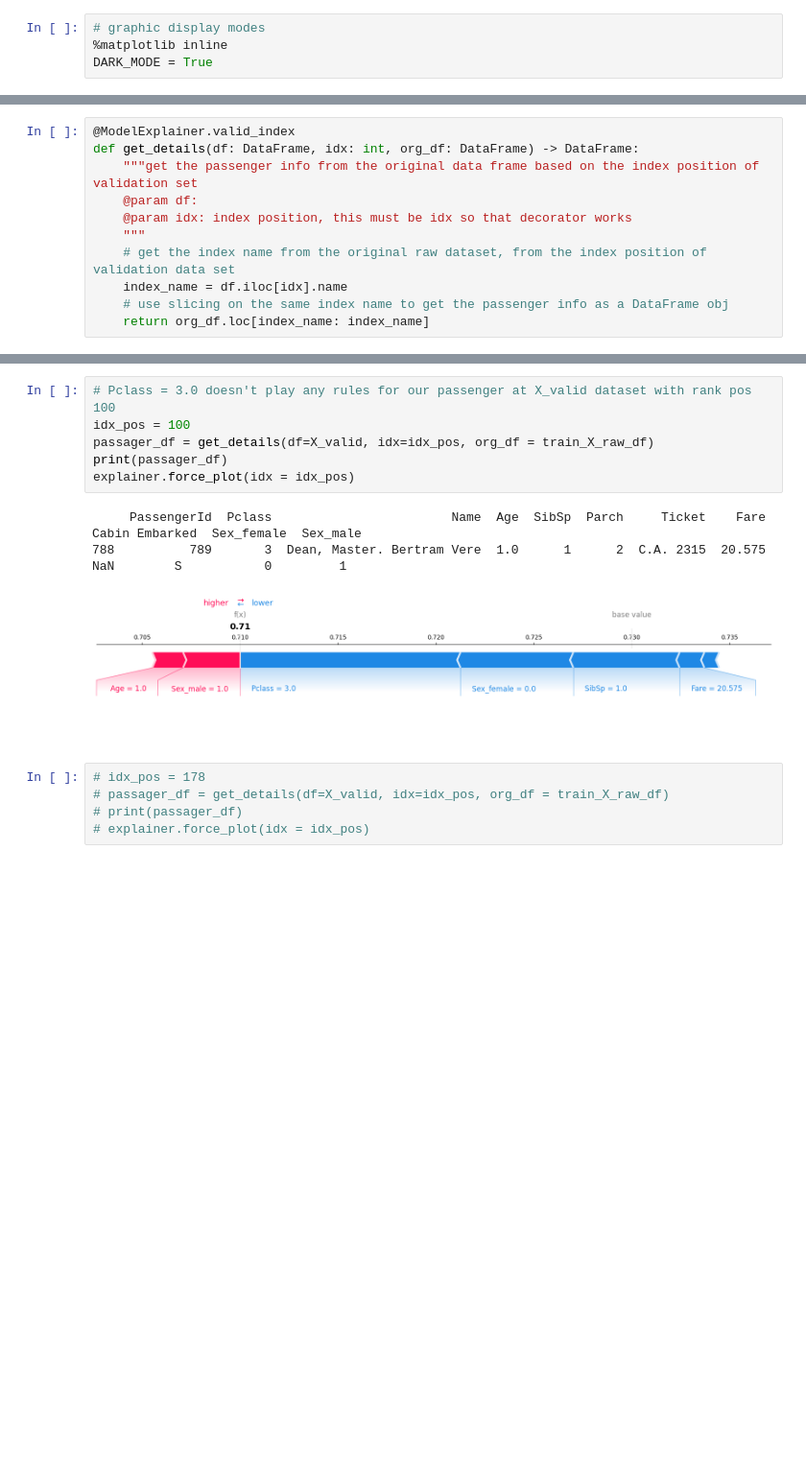
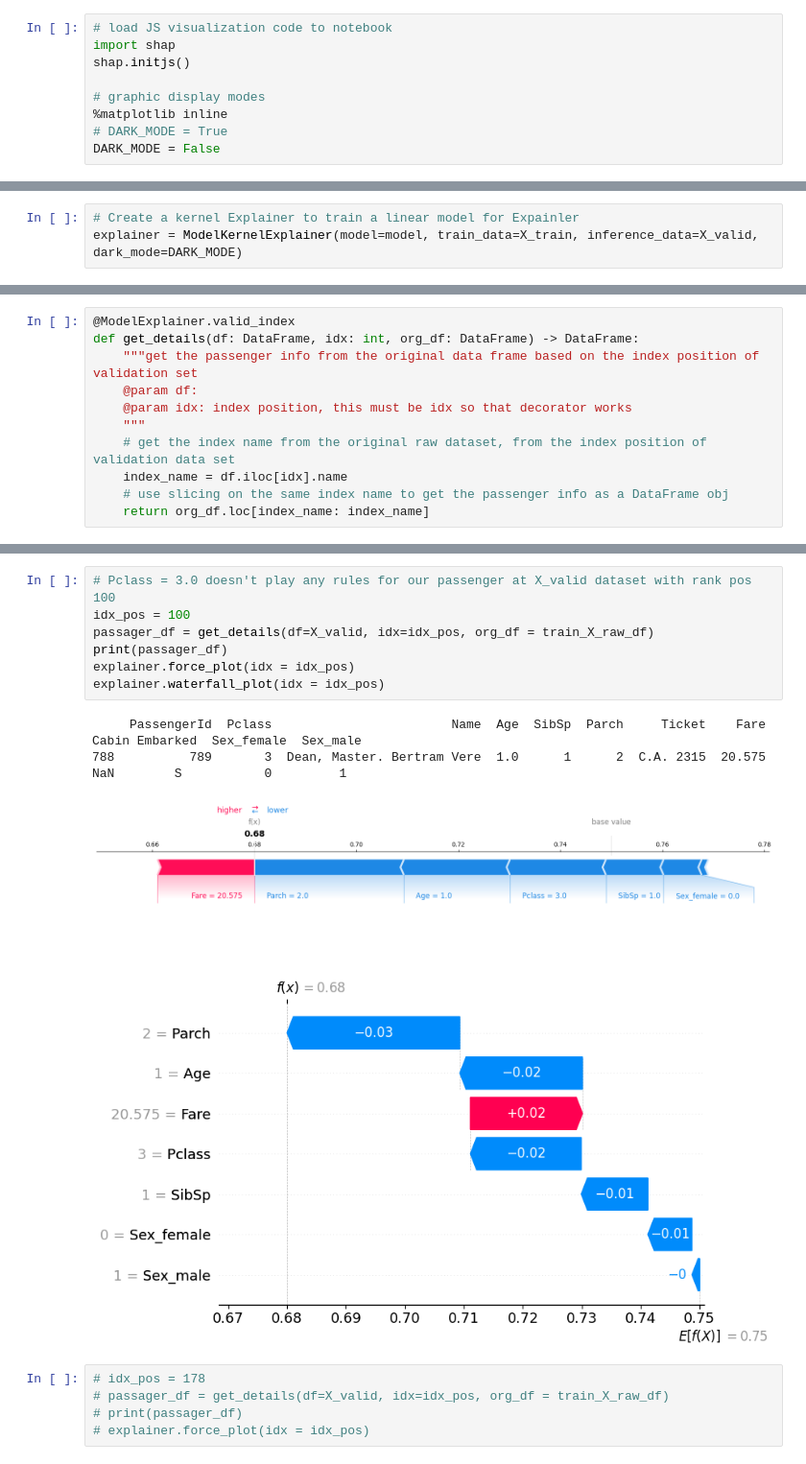
Before and after one commit to yingding/tf-every-day, a Jupyter notebook: 12shap/titanic.ipynb, the cells around one changed output, grey strips where cells are left out. Shown at 96% size. Cells and saved outputs as stored; diff of their text form; blank space fills up the shorter version.

Commit message:
updated ModelKernelExplainer

```diff
--- a/12shap/titanic.ipynb
+++ b/12shap/titanic.ipynb
@@ -69,6 +70,11 @@ https://www.kaggle.com/competitions/titanic/data?select=train.csv
 
 Some children travelled only with a nanny, therefore parch=0 for them.
 # %%
+# load JS visualization code to notebook
+import shap
+shap.initjs()
+
 # graphic display modes
 %matplotlib inline
-DARK_MODE = True
+# DARK_MODE = True
+DARK_MODE = False
@@ -297,0 +306,3 @@ explainer = ModelExplainer(model=model, data=X_valid)
+# %%
+# Create a kernel Explainer to train a linear model for Expainler
+explainer = ModelKernelExplainer(model=model, train_data=X_train, inference_data=X_valid, dark_mode=DARK_MODE)
@@ -319,13 +336,15 @@ explainer.force_plot(idx = idx_pos)
 # %%
 # Pclass = 3.0 doesn't play any rules for our passenger at X_valid dataset with rank pos 100
 idx_pos = 100
 passager_df = get_details(df=X_valid, idx=idx_pos, org_df = train_X_raw_df)
 print(passager_df)
 explainer.force_plot(idx = idx_pos)
+explainer.waterfall_plot(idx = idx_pos)
 # %% [output]
      PassengerId  Pclass                        Name  Age  SibSp  Parch     Ticket    Fare Cabin Embarked  Sex_female  Sex_male
 788          789       3  Dean, Master. Bertram Vere  1.0      1      2  C.A. 2315  20.575   NaN        S           0         1
-[figure, old version]
+[figure, new version]
+[figure, added]
 # %%
 # idx_pos = 178
 # passager_df = get_details(df=X_valid, idx=idx_pos, org_df = train_X_raw_df)
```
Also changed, not shown: parts of 16 cells of this notebook, 3 other files.
